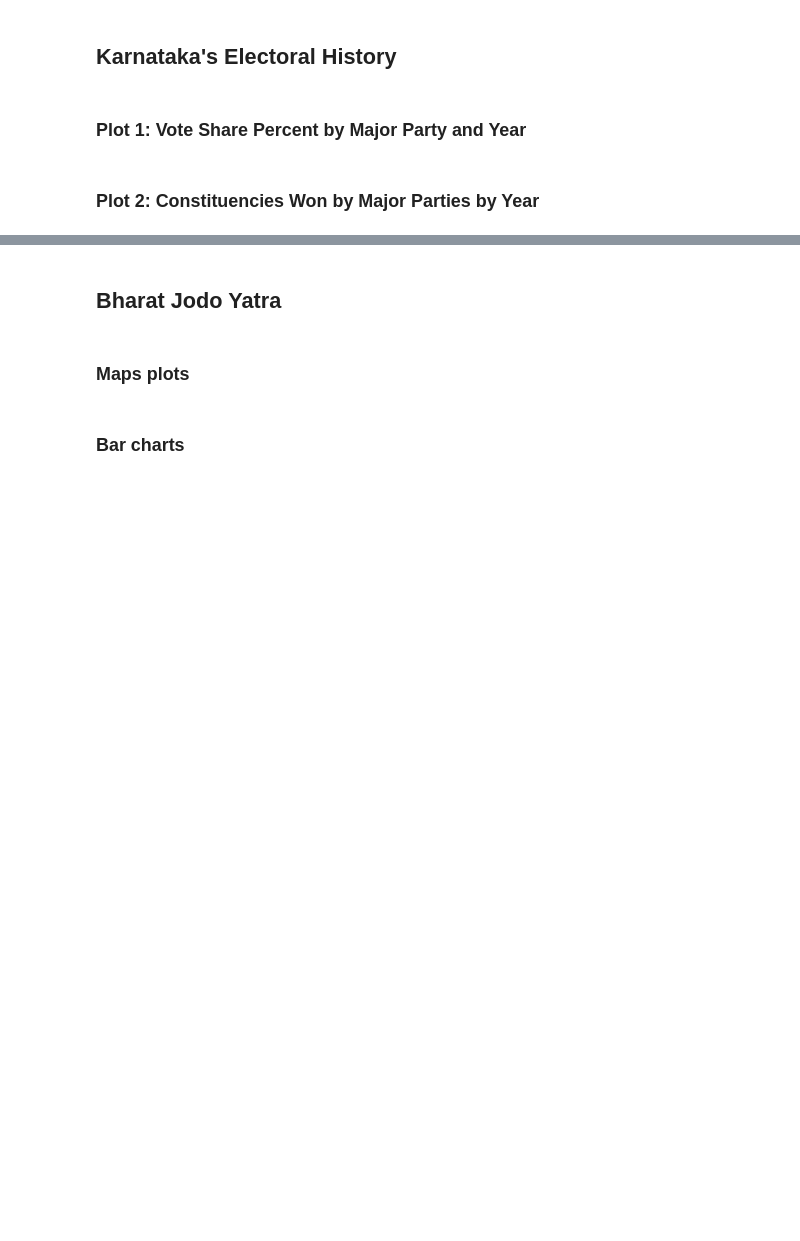
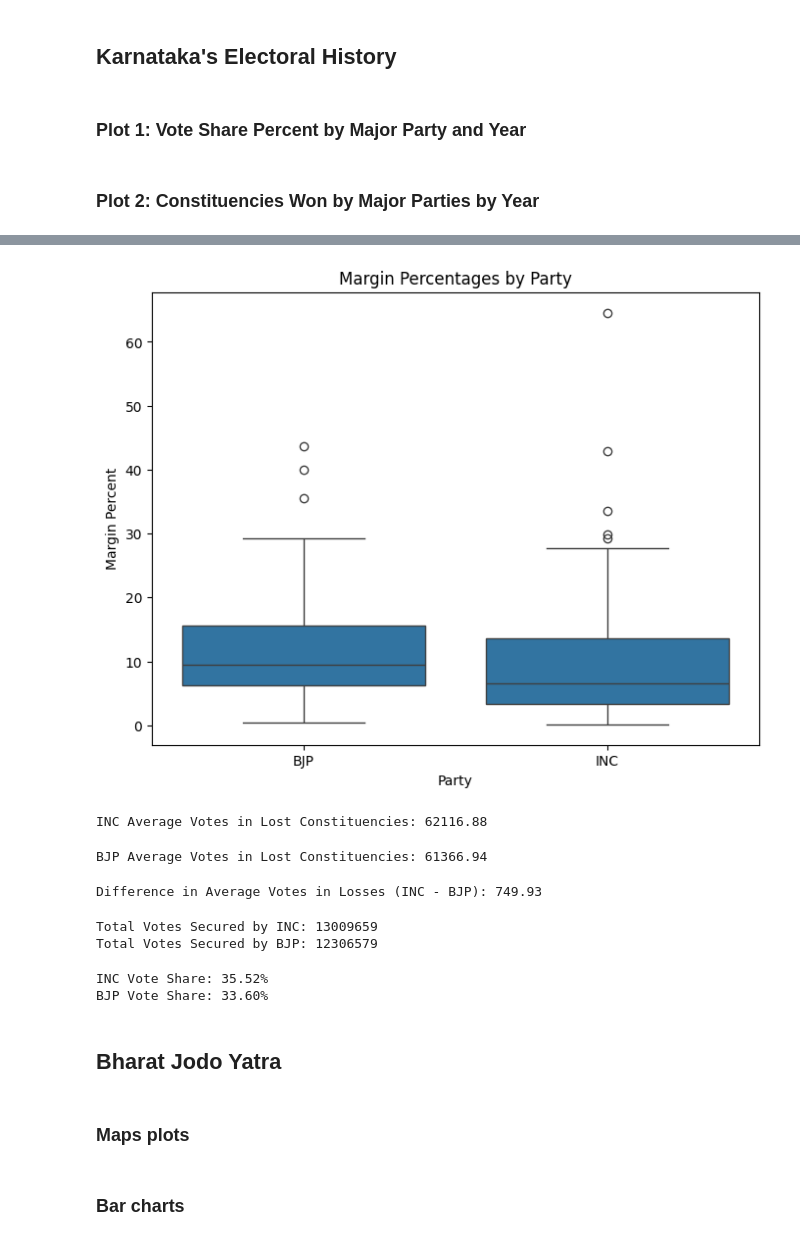
Before and after one commit to joshiaditya0511/karnataka-election-analysis, a Jupyter notebook: Final Data/createplots.ipynb, the cells around one changed output, grey strips where cells are left out. Saved outputs shown, nothing was run; the diff lists cells and outputs as text; code cells hidden in the pictures; blank space fills up the shorter version.

```diff
--- a/Final Data/createplots.ipynb
+++ b/Final Data/createplots.ipynb
@@ -331,0 +372,47 @@ fig_seats_won
+# %%
+plt.figure(figsize=(8, 6))
+sns.boxplot(x='winner_party', y='margin_percent', data=votemargins[votemargins['winner_party'].isin(['INC', 'BJP'])])
+plt.title('Margin Percentages by Party')
+plt.xlabel('Party')
+plt.ylabel('Margin Percent')
+plt.show()
+# %% [output]
+[figure, added]
+# %%
+# Constituencies where INC lost
+inc_losses = votemargins[(votemargins['winner_party'] != 'INC') & (votemargins['runner_party'] == 'INC')]
+
+# Average votes secured by INC in losses
+inc_avg_votes_in_losses = inc_losses['runner_votes'].mean()
+
+print(f"INC Average Votes in Lost Constituencies: {inc_avg_votes_in_losses:.2f}")
+# %% [output]
+INC Average Votes in Lost Constituencies: 62116.88
+# %%
+# Constituencies where BJP lost
+bjp_losses = votemargins[(votemargins['winner_party'] != 'BJP') & (votemargins['runner_party'] == 'BJP')]
+
+# Average votes secured by BJP in losses
+bjp_avg_votes_in_losses = bjp_losses['runner_votes'].mean()
+
+print(f"BJP Average Votes in Lost Constituencies: {bjp_avg_votes_in_losses:.2f}")
+# %% [output]
+BJP Average Votes in Lost Constituencies: 61366.94
+# %%
+votes_in_losses_diff = inc_avg_votes_in_losses - bjp_avg_votes_in_losses
+
+print(f"Difference in Average Votes in Losses (INC - BJP): {votes_in_losses_diff:.2f}")
+# %% [output]
+Difference in Average Votes in Losses (INC - BJP): 749.93
+# %%
+# Total votes secured by INC
+inc_total_votes = inc_wins['winner_votes'].sum() + inc_losses['runner_votes'].sum()
+
+# Total votes secured by BJP
+bjp_total_votes = bjp_wins['winner_votes'].sum() + bjp_losses['runner_votes'].sum()
+
+print(f"Total Votes Secured by INC: {inc_total_votes}")
+print(f"Total Votes Secured by BJP: {bjp_total_votes}")
+# %% [output]
+Total Votes Secured by INC: 13009659
+Total Votes Secured by BJP: 12306579
@@ -332,3 +421,12 @@ fig_seats_won
+# %%
+inc_vote_share_calculated = (inc_total_votes / total_votes_polled) * 100
+bjp_vote_share_calculated = (bjp_total_votes / total_votes_polled) * 100
+
+print(f"INC Vote Share: {inc_vote_share_calculated:.2f}%")
+print(f"BJP Vote Share: {bjp_vote_share_calculated:.2f}%")
+# %% [output]
+INC Vote Share: 35.52%
+BJP Vote Share: 33.60%
 # %% [markdown]
 ## Bharat Jodo Yatra
 # %% [markdown]
```
Also changed, not shown: parts of 40 cells of this notebook, 44 other files.
